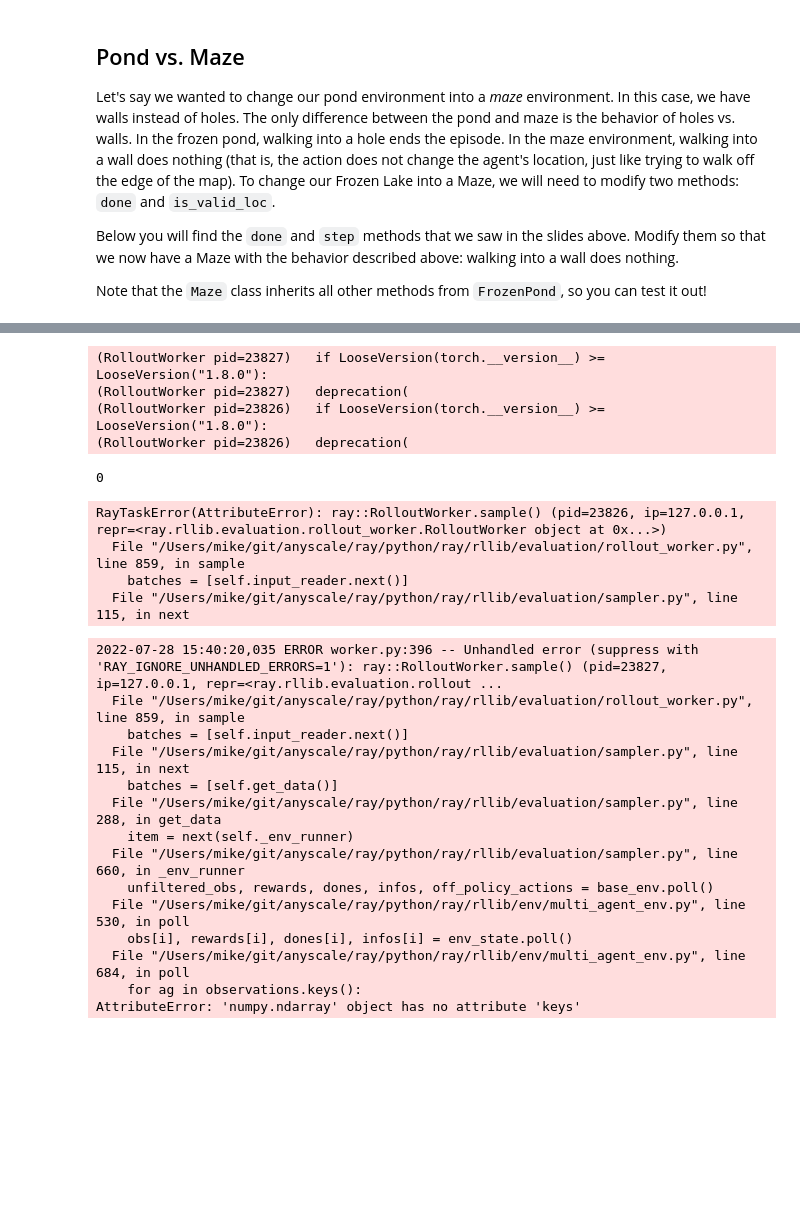
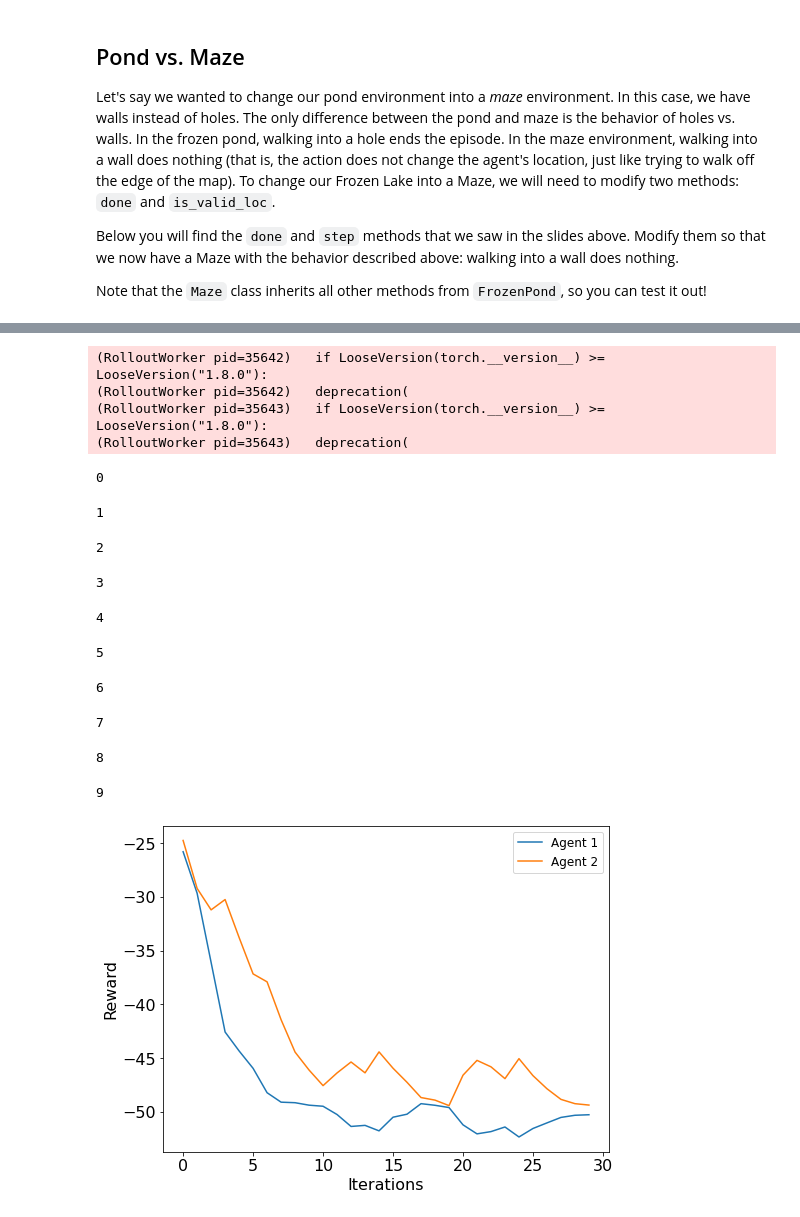
Before and after one commit to anyscale/rl-course, a Jupyter notebook: notebooks/03-designing-environments/03_01_syntax.ipynb, the cells around one changed output, grey strips where cells are left out. Drawn from its saved outputs; the diff is of its cells as text; code cells hidden in the pictures; blank space fills up the shorter version.

```diff
--- a/notebooks/03-designing-environments/03_01_syntax.ipynb
+++ b/notebooks/03-designing-environments/03_01_syntax.ipynb
@@ -367,25 +367,28 @@ maze.step(1)
 print(maze.step(2))
 # %%
 from ray.rllib.env.multi_agent_env import MultiAgentEnv
-from gym.spaces import Discrete, MultiDiscrete
+from gym.spaces import Discrete, MultiDiscrete, Tuple, Box
 import numpy as np
 
 class RepeatedPrisonersDilemma(MultiAgentEnv):
     def __init__(self, config=None):
         config = config or {}
         self.timestep_limit = config.get("ts", 50)
-        self.observation_space = MultiDiscrete([2,2])
+        self.observation_space = Tuple((MultiDiscrete([2,2]), Box(0, 1, shape=(1,))))
         self.action_space = Discrete(2)
 
-        self.last_actions = np.array([0,0])
         self._spaces_in_preferred_format = False
 
     def reset(self):
         self.timesteps = 0
 
-        return self.last_actions
+        return {
+            "p1" : (np.zeros(2, dtype=int), np.zeros(1)),
+            "p2" : (np.zeros(2, dtype=int), np.zeros(1))
+        }
 
     def step(self, action):
+        self.timesteps += 1
 
         if action["p1"] == 0 and action["p2"] == 0: # both cooperate
             r1 = 0
@@ -403,8 +406,8 @@ class RepeatedPrisonersDilemma(MultiAgentEnv):
             raise ValueError("Unknown action")
 
         obs = {
-            "p1" : np.array([action["p1"], action["p2"]]),
-            "p2" : np.array([action["p2"], action["p1"]]),
+            "p1" : (np.array([action["p1"], action["p2"]], dtype=int), np.array([self.timesteps/self.timestep_limit])),
+            "p2" : (np.array([action["p2"], action["p1"]], dtype=int), np.array([self.timesteps/self.timestep_limit]))
         }
         rew = {"p1" : r1, "p2" : r2}
         is_done = self.timesteps >= self.timestep_limit
@@ -415,7 +418,7 @@ class RepeatedPrisonersDilemma(MultiAgentEnv):
             "__all__": is_done,
         }
 
-        return obs, rew, dones, None
+        return obs, rew, dones, {}
 # %%
 env = RepeatedPrisonersDilemma()
 # %%
@@ -430,7 +435,7 @@ ppo_config = (
     .framework("torch")\
     .rollouts(create_env_on_local_worker=True)\
     .debugging(seed=0, log_level="ERROR")\
-    .training(model={"fcnet_hiddens" : [64, 64]})\
+    .training(model={"fcnet_hiddens" : [32, 32]})\
 ).multi_agent(
     policies=["policy1", "policy2"],
     policy_mapping_fn=lambda agent_id, episode, worker, **kwargs: "policy1" if agent_id == "p1" else "policy2"
@@ -438,7 +443,7 @@ ppo_config = (
 # %%
 ppo = ppo_config.build(env=RepeatedPrisonersDilemma)
 # %% [output]
-(RolloutWorker pid=23827)   if LooseVersion(torch.__version__) >= LooseVersion("1.8.0"):
-(RolloutWorker pid=23827)   deprecation(
-(RolloutWorker pid=23826)   if LooseVersion(torch.__version__) >= LooseVersion("1.8.0"):
-(RolloutWorker pid=23826)   deprecation(
+(RolloutWorker pid=35642)   if LooseVersion(torch.__version__) >= LooseVersion("1.8.0"):
+(RolloutWorker pid=35642)   deprecation(
+(RolloutWorker pid=35643)   if LooseVersion(torch.__version__) >= LooseVersion("1.8.0"):
+(RolloutWorker pid=35643)   deprecation(
@@ -445,6 +453,4 @@ ppo = ppo_config.build(env=RepeatedPrisonersDilemma)
 # %%
-rewards1 = []
-rewards2 = []
 for i in range(10):
     print(i)
     result = ppo.train()
@@ -452,21 +458,12 @@ for i in range(10):
     rewards2.append(result['policy_reward_mean']['policy2'])
 # %% [output]
 0
-RayTaskError(AttributeError): ray::RolloutWorker.sample() (pid=23826, ip=127.0.0.1, repr=<ray.rllib.evaluation.rollout_worker.RolloutWorker object at 0x...>)
-  File "/Users/mike/git/anyscale/ray/python/ray/rllib/evaluation/rollout_worker.py", line 859, in sample
-    batches = [self.input_reader.next()]
-  File "/Users/mike/git/anyscale/ray/python/ray/rllib/evaluation/sampler.py", line 115, in next
+1
-2022-07-28 15:40:20,035 ERROR worker.py:396 -- Unhandled error (suppress with 'RAY_IGNORE_UNHANDLED_ERRORS=1'): ray::RolloutWorker.sample() (pid=23827, ip=127.0.0.1, repr=<ray.rllib.evaluation.rollout ...
-  File "/Users/mike/git/anyscale/ray/python/ray/rllib/evaluation/rollout_worker.py", line 859, in sample
-    batches = [self.input_reader.next()]
-  File "/Users/mike/git/anyscale/ray/python/ray/rllib/evaluation/sampler.py", line 115, in next
-    batches = [self.get_data()]
-  File "/Users/mike/git/anyscale/ray/python/ray/rllib/evaluation/sampler.py", line 288, in get_data
-    item = next(self._env_runner)
-  File "/Users/mike/git/anyscale/ray/python/ray/rllib/evaluation/sampler.py", line 660, in _env_runner
-    unfiltered_obs, rewards, dones, infos, off_policy_actions = base_env.poll()
-  File "/Users/mike/git/anyscale/ray/python/ray/rllib/env/multi_agent_env.py", line 530, in poll
-    obs[i], rewards[i], dones[i], infos[i] = env_state.poll()
-  File "/Users/mike/git/anyscale/ray/python/ray/rllib/env/multi_agent_env.py", line 684, in poll
-    for ag in observations.keys():
-AttributeError: 'numpy.ndarray' object has no attribute 'keys'
+2
+3
+4
+5
+6
+7
+8
+9
@@ -472,0 +472,14 @@ AttributeError: 'numpy.ndarray' object has no attribute 'keys'
+# %%
+# HIDDEN
+import matplotlib.pyplot as plt
+plt.rcParams['font.size'] = 16
+# %%
+plt.figure(figsize=(8,6));
+plt.plot(rewards1, label="Agent 1")
+plt.plot(rewards2, label="Agent 2")
+# plt.plot(np.array(rewards1)+np.array(rewards2), label="Total reward", linewidth=3, color="black")
+plt.legend(fontsize=12);
+plt.xlabel("Iterations")
+plt.ylabel("Reward");
+# %% [output]
+[figure, added]
```
Also changed, not shown: parts of 5 cells of this notebook.
